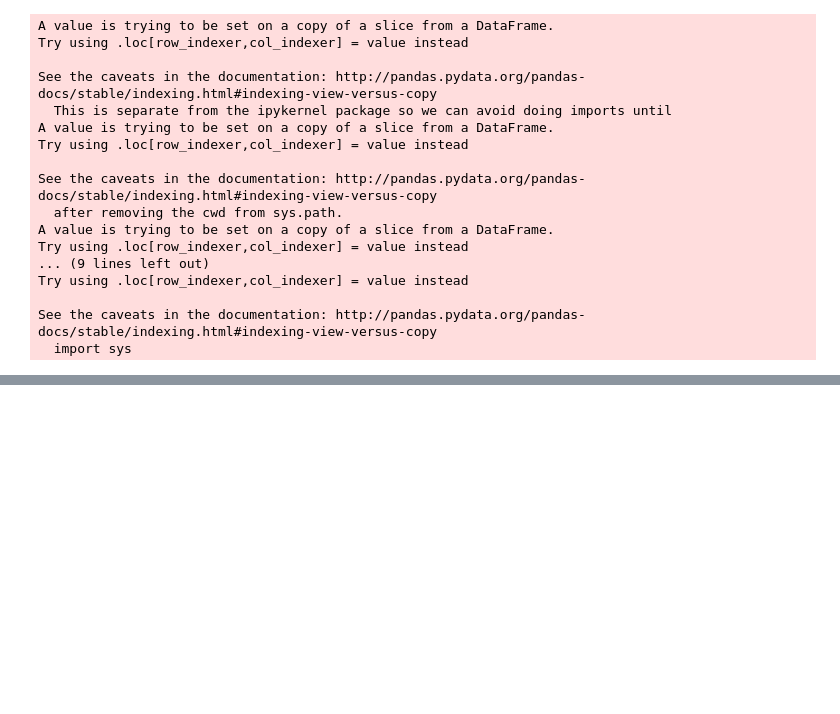
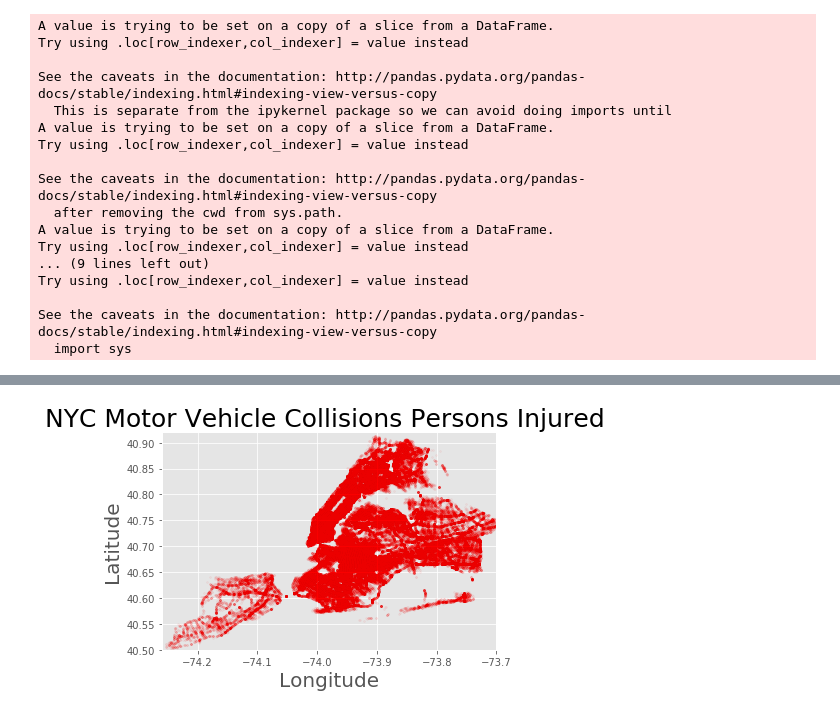
Before and after one commit to psumank/DATA698, a Jupyter notebook: EDA/NYPD Motor Vehicle Accidents.ipynb, the cells around one changed output, grey strips where cells are left out. Cells and saved outputs as stored; diff of their text form; code cells hidden in the pictures; blank space fills up the shorter version.

```diff
--- a/EDA/NYPD Motor Vehicle Accidents.ipynb
+++ b/EDA/NYPD Motor Vehicle Accidents.ipynb
@@ -282,0 +371,13 @@ factors_lst =factors[1:].unique()
+# %%
+plt.scatter(injured_df.LONGITUDE, injured_df.LATITUDE, alpha=0.05, s=4, color='red')
+
+#adjust more settings
+plt.title('NYC Motor Vehicle Collisions Persons Injured ', size=25)
+plt.xlim((-74.26,-73.7))
+plt.ylim((40.5,40.92))
+plt.xlabel('Longitude',size=20)
+plt.ylabel('Latitude',size=20)
+
+plt.show()
+# %% [output]
+[figure, added]
```
Also changed, not shown: parts of 9 cells of this notebook.
